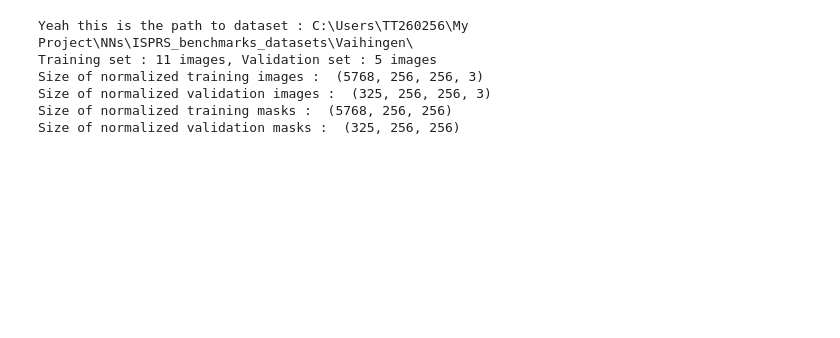
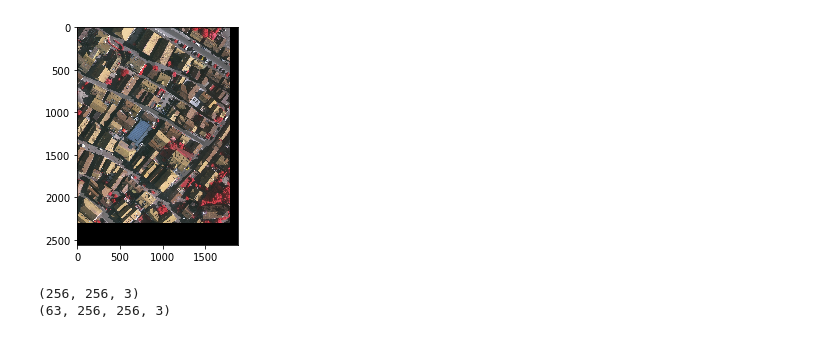
Before and after one commit to thtran97/Semantic-Segmentation, a Jupyter notebook: Vaihingen_prediction.ipynb, the cells around one changed output. Drawn from its saved outputs; the diff is of its cells as text; code cells hidden in the pictures; blank space fills up the shorter version.

Commit message:
Update prediction with ISPRS dataset

```diff
--- a/Vaihingen_prediction.ipynb
+++ b/Vaihingen_prediction.ipynb
@@ -51,2 +51,5 @@ num_epochs: 30
 num_iter_per_epoch: 1000
 summary_dir: ./experiments\fcn_Vaihingen\summary/
+# %%
+test_path = "C:\\Users\\TT260256\\My Project\\NNs\\ISPRS_benchmarks_datasets\\Vaihingen\\top\\top_mosaic_09cm_area4.tif"
+test_path
@@ -52,0 +58,8 @@ summary_dir: ./experiments\fcn_Vaihingen\summary/
+# %%
+from PIL import Image
+import numpy as np
+
+test_image = np.array(Image.open(test_path))
+plt.imshow(test_image)
+plt.show()
+print(test_image.shape)
@@ -53,12 +69,20 @@ summary_dir: ./experiments\fcn_Vaihingen\summary/
+# %%
+from utils.image_processing import *
+test_img_list = split_image(test_image,[256,256])
+norm_test_image = merge_image(test_image,test_img_list,[256,256])
+plt.imshow(norm_test_image/255.0)
+plt.show()
+# %% [output]
+[figure, added]
+# %%
+test_img_list = np.array(split_image(test_image,[256,256])).astype(np.float32)/255.0
+print(test_img_list[0].shape)
+print(test_img_list.shape)
+# %% [output]
+(256, 256, 3)
+(63, 256, 256, 3)
 # %%
-data = ISPRSLoader(config)
+# data = ISPRSLoader(config)
-# %% [output]
-Yeah this is the path to dataset : C:\Users\TT260256\My Project\NNs\ISPRS_benchmarks_datasets\Vaihingen\
-Training set : 11 images, Validation set : 5 images
-Size of normalized training images :  (5768, 256, 256, 3)
-Size of normalized validation images :  (325, 256, 256, 3)
-Size of normalized training masks :  (5768, 256, 256)
-Size of normalized validation masks :  (325, 256, 256)
 # %%
 tf.reset_default_graph()
 import numpy as np
```
Also changed, not shown: parts of 7 cells of this notebook, 3 other files.
